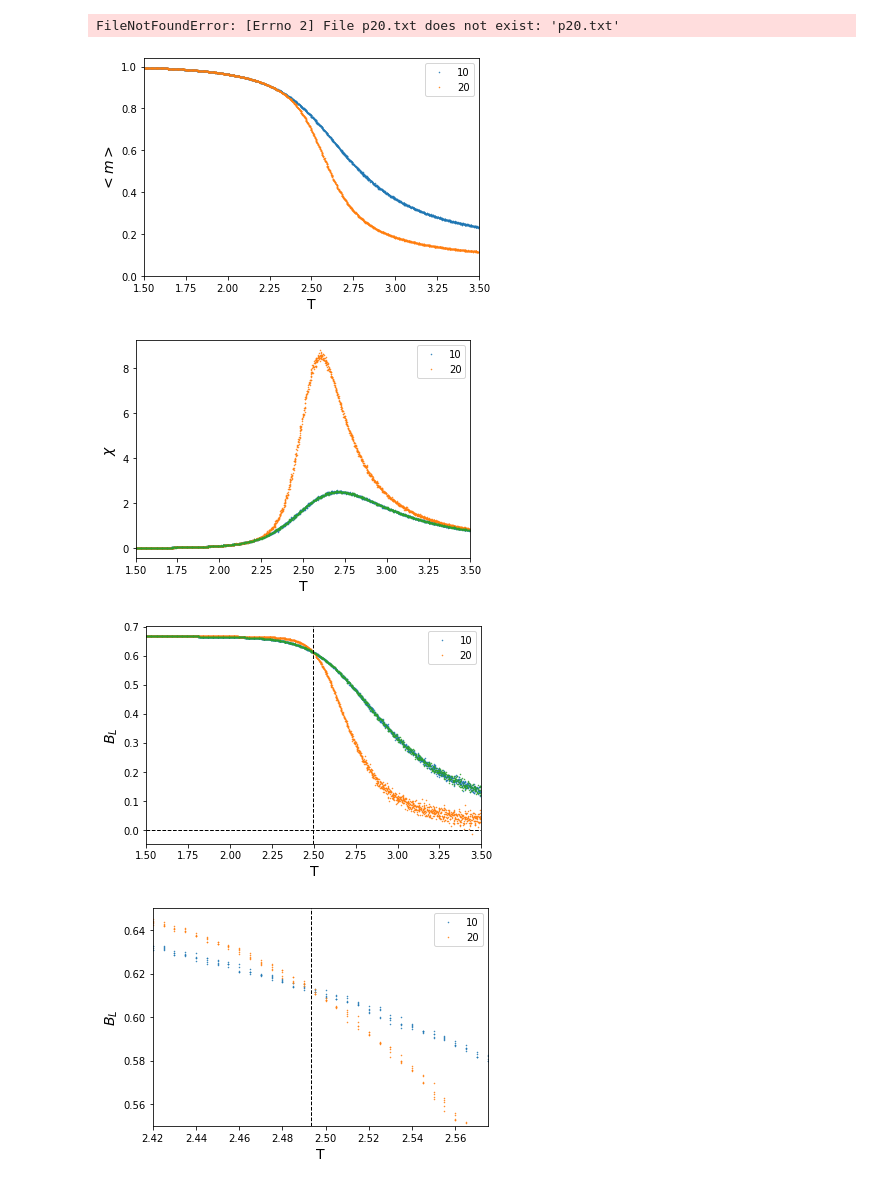
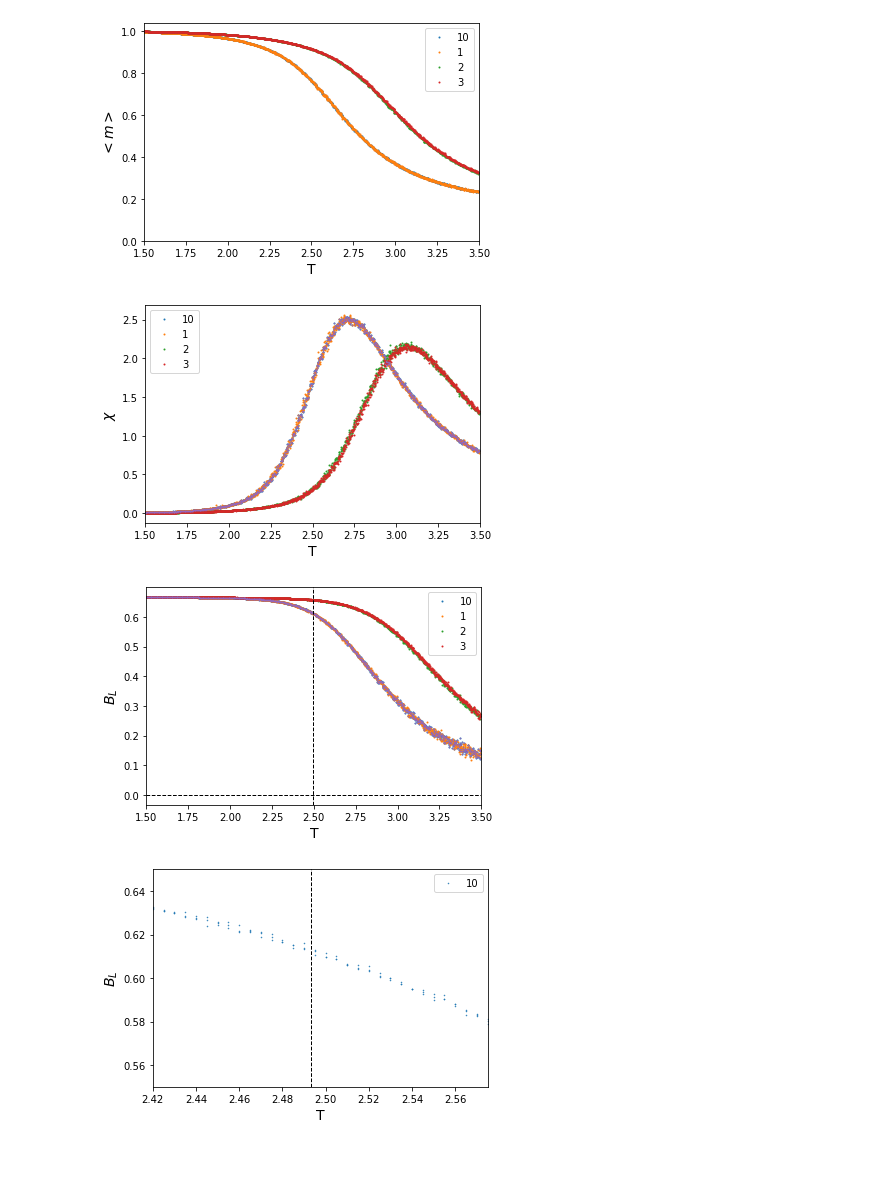
Before and after one commit to aadeliee22/MCMCIsing_SLMC, a Jupyter notebook: python/5th/plaquette(B_L).ipynb, the cells around one changed output. Cells and saved outputs as stored; diff of their text form; code cells hidden in the pictures; blank space fills up the shorter version.

```diff
--- a/python/5th/plaquette(B_L).ipynb
+++ b/python/5th/plaquette(B_L).ipynb
@@ -5,14 +5,20 @@ import pandas as pd
 # %%
 p = []
 p.append(pd.read_csv('p10.txt', sep=' ', header=0))
-p.append(pd.read_csv('p20.txt', sep=' ', header=0))
-p.append(pd.read_csv('p40.txt', sep=' ', header=0))
+#p.append(pd.read_csv('p20.txt', sep=' ', header=0))
+#p.append(pd.read_csv('p40.txt', sep=' ', header=0))
 cases=len(p)
+a = []
+a.append(pd.read_csv('paper_origin_1.txt', sep = ' ', header = 0)) #1
+a.append(pd.read_csv('paper_origin_2.txt', sep = ' ', header = 0)) #2
+a.append(pd.read_csv('paper_origin_3.txt', sep = ' ', header = 0)) #3
+cases2 = len(a)
-# %% [output]
-FileNotFoundError: [Errno 2] File p20.txt does not exist: 'p20.txt'
 # %%
 for i in range (cases):
-    plt.plot(p[i].temperature, p[i].m, '.', markersize=1, label=2**i*10)
+    plt.plot(p[i].temperature, p[i].m, 'o', markersize=1, label=2**i*10)
+for i in range (cases2):
+    plt.plot(a[i].temperature, a[i].m, 'o', markersize=1, label=i+1)
+plt.plot
 plt.xlabel('T', fontsize=14)
 plt.ylabel('$<m>$', fontsize=14)
 plt.xlim(1.5, 3.5)
@@ -20,22 +26,26 @@ plt.ylim(0)
 plt.legend()
 plt.show()
 # %% [output]
-[figure, old version]
+[figure, new version]
 # %%
 for i in range (cases):
-    plt.plot(p[i].temperature, p[i].mag_sus, '.', markersize=1, label=10*(1+i))
+    plt.plot(p[i].temperature, p[i].mag_sus, 'o', markersize=1, label=2**i*10)
+for i in range (cases2):
+    plt.plot(a[i].temperature, a[i].mag_sus, 'o', markersize=1, label=i+1)
 plt.plot(q1.temperature, q1.mag_sus, '.', markersize=1)
 plt.xlabel('T', fontsize=14)
 plt.ylabel('$\chi$', fontsize=14)
 plt.xlim(1.5, 3.5)
 plt.legend()
 plt.show()
 # %% [output]
-[figure, old version]
+[figure, new version]
 # %%
 T_c = 2.493
 for i in range (cases):
-    plt.plot(p[i].temperature, 1-p[i].m4/(3*p[i].m2**2), '.', markersize=1, label=10*(1+i))
+    plt.plot(p[i].temperature, 1-p[i].m4/(3*p[i].m2**2), 'o', markersize=1, label=10*(1+i))
+for i in range (cases2):
+    plt.plot(a[i].temperature, 1-a[i].m4/(3*a[i].m2**2), 'o', markersize=1, label=i+1)
 plt.plot(q1.temperature, 1-q1.m4/(3*q1.m2**2), '.', markersize=1)
 plt.axhline(y=0, color='k', linewidth=1, linestyle='--')
 plt.axvline(x=T_c, color='k', linewidth=1, linestyle='--')
@@ -56,5 +66,5 @@ plt.ylabel('$B_L$', fontsize=14)
 plt.legend()
 plt.show()
 # %% [output]
-[figure, old version]
+[figure, new version]
-[figure, old version]
+[figure, new version]
```
Also changed, not shown: parts of 1 cell of this notebook, 32 other files.
